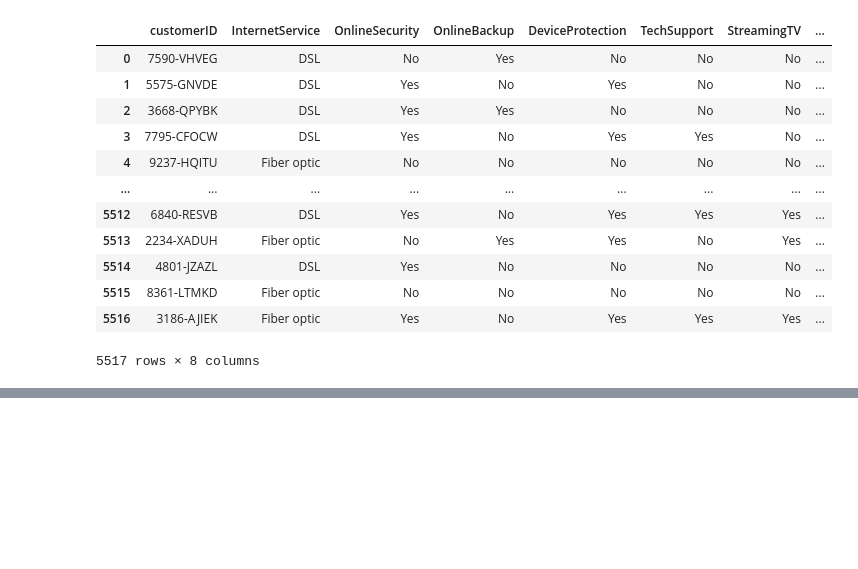
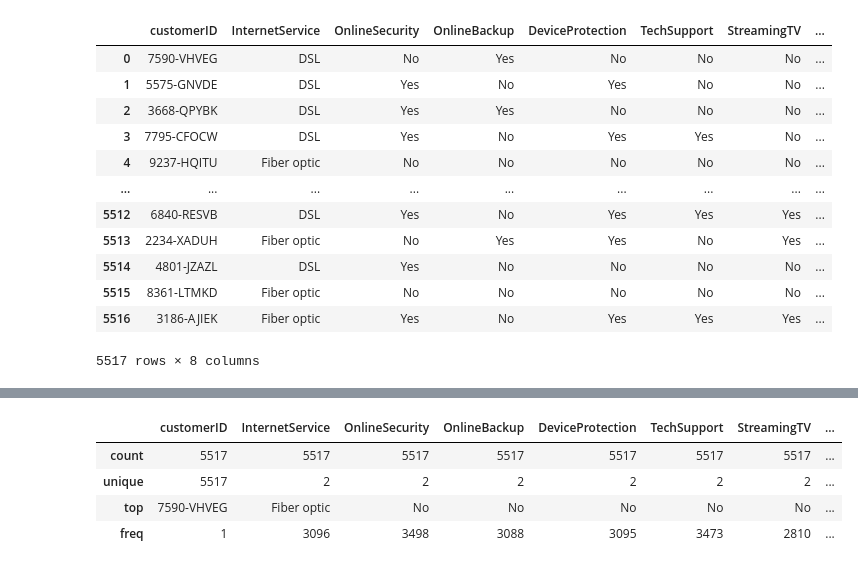
Before and after one commit to Andrefan1406/final, a Jupyter notebook: final.ipynb, the cells around one changed output, grey strips where cells are left out. Cells and saved outputs as stored; diff of their text form; code cells hidden in the pictures; blank space fills up the shorter version.

```diff
--- a/final.ipynb
+++ b/final.ipynb
@@ -219,0 +276,8 @@ data_wire_df
+# %%
+internet_df.describe()
+# %% [output]
+|  | customerID | InternetService | OnlineSecurity | OnlineBackup | DeviceProtection | TechSupport | StreamingTV | ... |
+| count | 5517 | 5517 | 5517 | 5517 | 5517 | 5517 | 5517 | ... |
+| unique | 5517 | 2 | 2 | 2 | 2 | 2 | 2 | ... |
+| top | 7590-VHVEG | Fiber optic | No | No | No | No | No | ... |
+| freq | 1 | 3096 | 3498 | 3088 | 3095 | 3473 | 2810 | ... |
```
Also changed, not shown: parts of 35 cells of this notebook.
